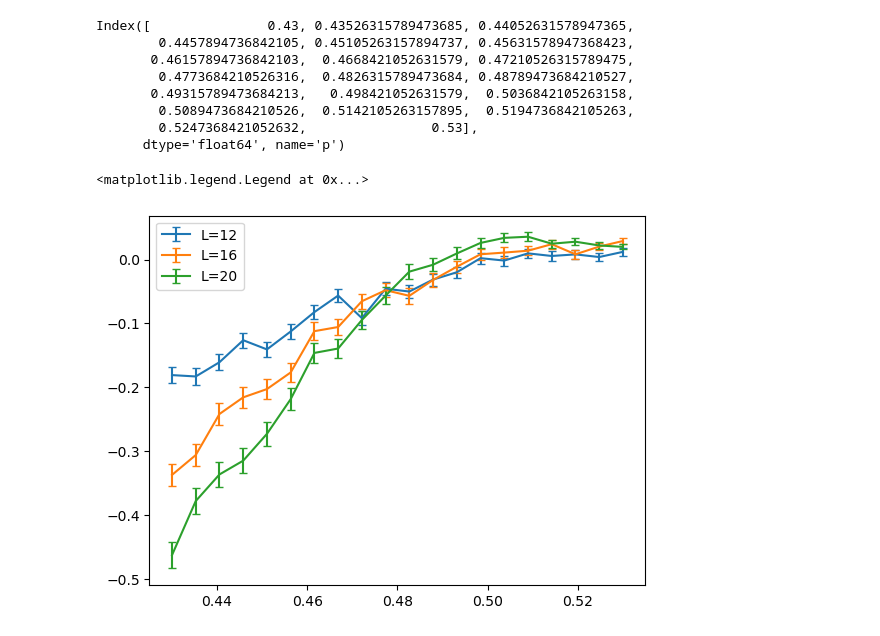
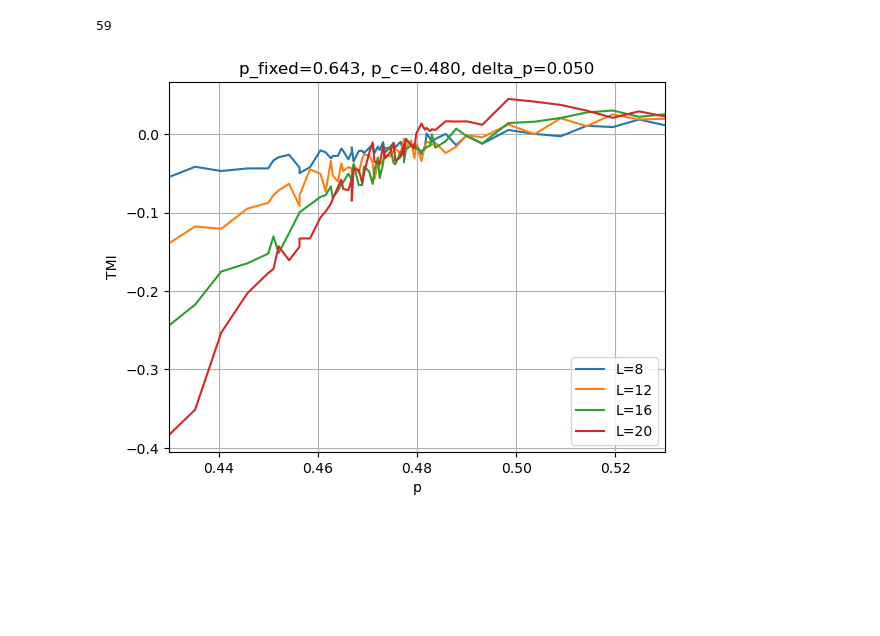
Before and after one commit to youtao1999/CT_toy, a Jupyter notebook: sandbox.ipynb, the cells around one changed output. Saved outputs shown, nothing was run; the diff lists cells and outputs as text; code cells hidden in the pictures; blank space fills up the shorter version.

```diff
--- a/sandbox.ipynb
+++ b/sandbox.ipynb
@@ -98,9 +109,11 @@ def read_tmi_results_to_df(p_fixed, p_fixed_name, p_c, L_values, n=0, threshold=
 
     return df_final
 # %%
-p_fixed = 0.607
-p_c = 0.480
-df = read_tmi_results_to_df(p_fixed, p_fixed_name = 'pproj', p_c = p_c, L_values = [8, 12, 16, 20])
-dc=DataCollapse(df, p_='p',L_='L',params={},p_range=[p_c - 0.1,p_c + 0.1],Lmin=12)
-dc.datacollapse(p_c=p_c,nu=1,beta=0.,p_c_vary=True,beta_vary=True,nu_vary=True)
+p_fixed = 0.643
+p_c = 0.473
+delta_p = 0.045
+L_min = 16
+df = read_tmi_results_to_df(p_fixed, p_fixed_name = 'pproj', L_values = [8, 12, 16, 20], threshold=1e-10)
+dc=DataCollapse(df, p_='p',L_='L',params={},p_range=[p_c - delta_p, p_c + delta_p],Lmin=L_min)
+dc.datacollapse(p_c=p_c,nu=1,beta=0.,p_c_vary=True,beta_vary=False,nu_vary=True, max_nfev=1000)
 # %% [output]
@@ -132,3 +207,3 @@ dc.plot_data_collapse()
 # %%
-df_ = df.applymap(np.mean)
-df_std = df.applymap(lambda x: np.std(x)/np.sqrt(len(x)))
+df_ = df.map(np.mean)
+df_std = df.map(lambda x: np.std(x)/np.sqrt(len(x)))
@@ -137,21 +210,20 @@ df
 # %%
-df_.index.get_level_values('p').unique()
+df_.index.get_level_values('p').unique().size
 # %% [output]
-Index([               0.43, 0.43526315789473685, 0.44052631578947365,
-        0.4457894736842105, 0.45105263157894737, 0.45631578947368423,
-       0.46157894736842103,  0.4668421052631579, 0.47210526315789475,
-        0.4773684210526316,  0.4826315789473684, 0.48789473684210527,
-       0.49315789473684213,   0.498421052631579,  0.5036842105263158,
-        0.5089473684210526,  0.5142105263157895,  0.5194736842105263,
-        0.5247368421052632,                0.53],
-      dtype='float64', name='p')
+59
 # %%
-L=8
+delta_p = 0.05
+p_c = 0.48
+p_range = [p_c - delta_p,p_c + delta_p]
 fig,ax=plt.subplots()
-for L in [12,16,20]:
-    ax.errorbar(df_.index.get_level_values('p').unique(),df_['observations'].xs(L,level='L'),yerr=df_std['observations'].xs(L,level='L'),label=f'L={L}',capsize=3)
-
+for L in [8,12,16,20]:
+    ax.plot(df_.index.get_level_values('p').unique(),df_['observations'].xs(L,level='L'),label=f'L={L}')
 ax.legend()
+ax.set_xlabel('p')
+ax.set_ylabel('TMI')
+ax.set_title(f'p_fixed={p_fixed:.3f}, p_c={p_c:.3f}, delta_p={delta_p:.3f}')
+ax.set_xlim(p_range)
+ax.grid()
+plt.show()
 # %% [output]
-<matplotlib.legend.Legend at 0x...>
-[figure, old version]
+[figure, new version]
```
Also changed, not shown: parts of 9 cells of this notebook, 2 other files.
